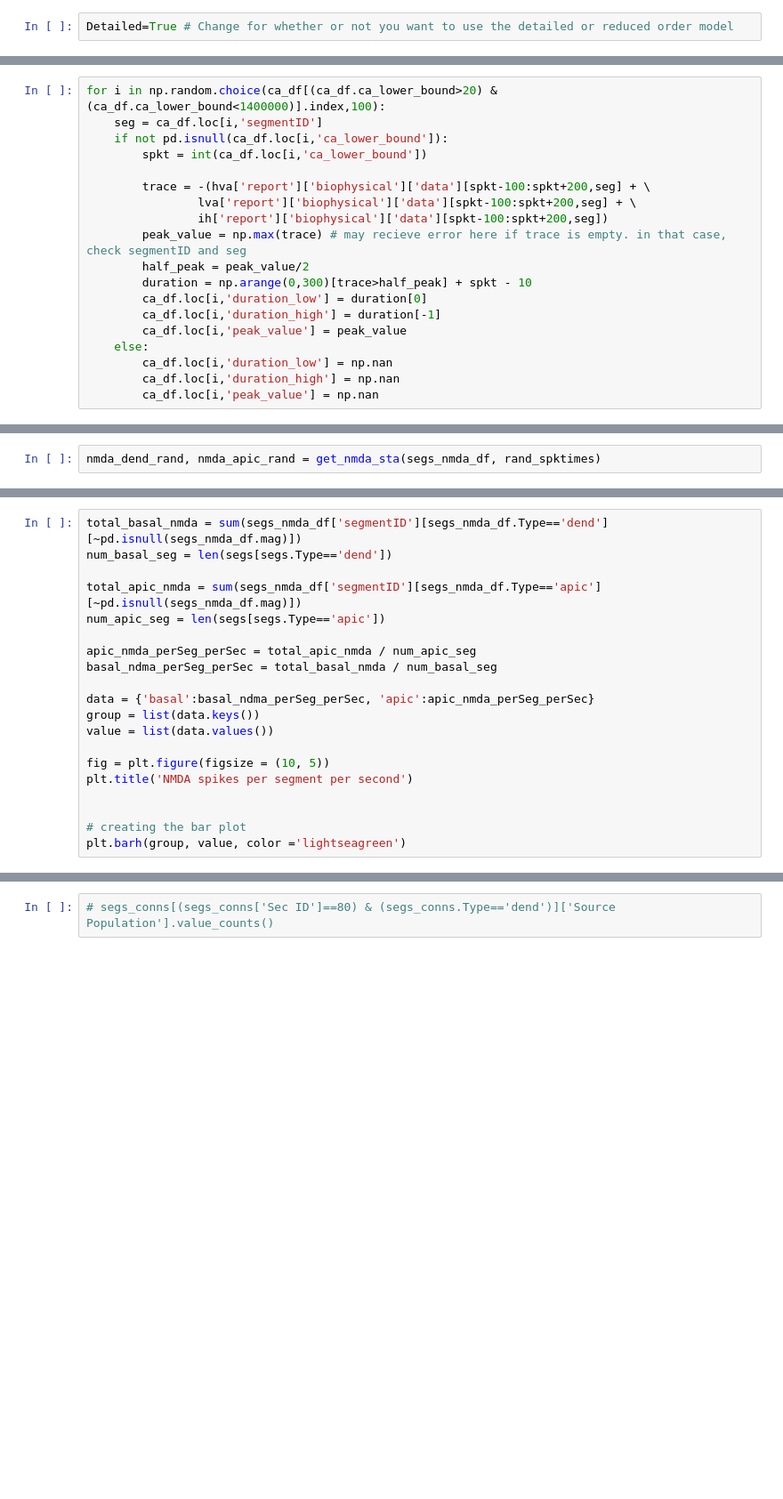
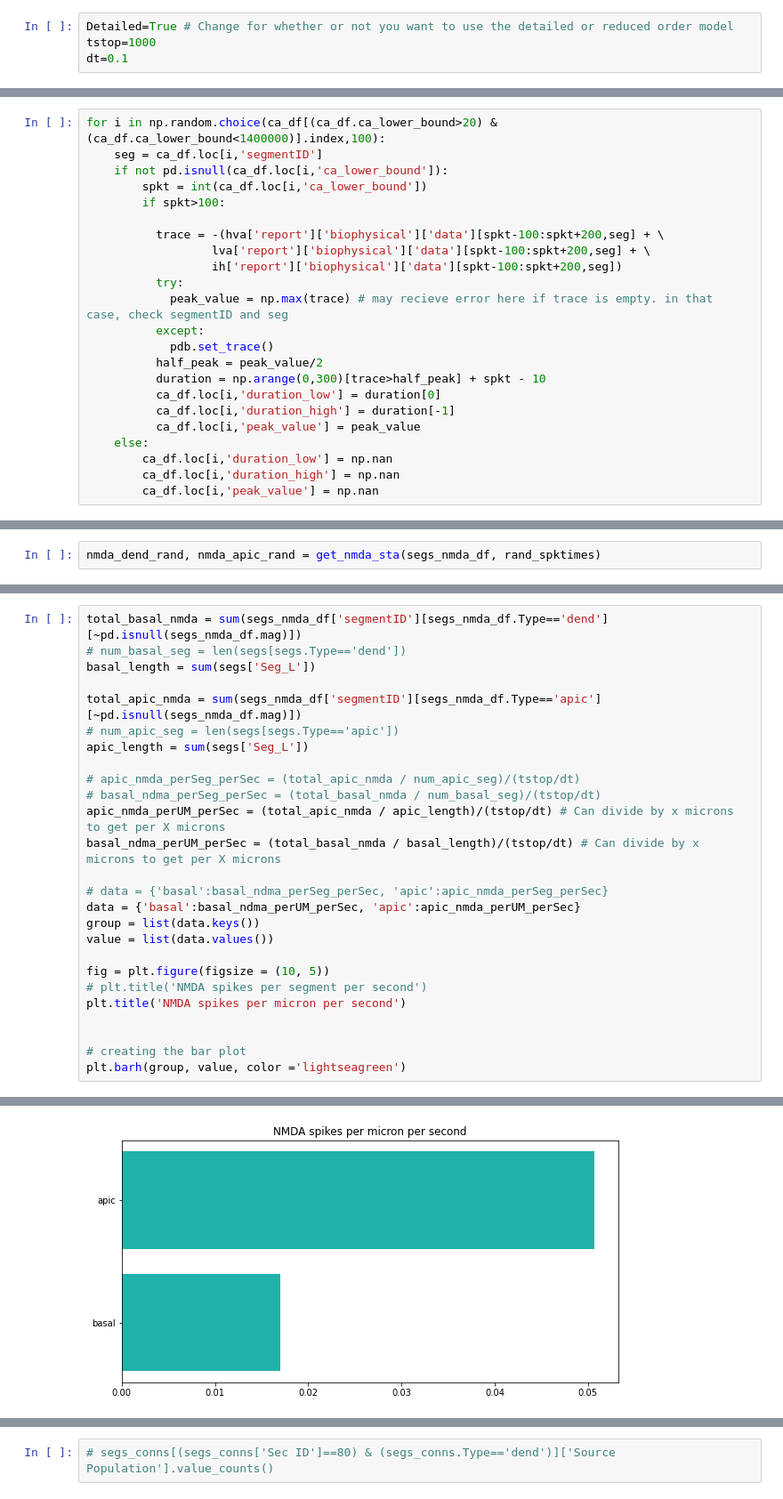
Before and after one commit to davidfague/Stylized-ReducedOrder-L5-Model, a Jupyter notebook: NMDAExploration.ipynb, the cells around one changed output, grey strips where cells are left out. Shown at 89% size. Drawn from its saved outputs; the diff is of its cells as text; blank space fills up the shorter version.

Commit message:
spikes per um per second plots

```diff
--- a/NMDAExploration.ipynb
+++ b/NMDAExploration.ipynb
@@ -2,6 +2,8 @@
 <a href="https://colab.research.google.com/github/davidfague/Stylized-ReducedOrder-L5-Model/blob/main/NMDAExploration.ipynb" target="_parent"><img src="https://colab.research.google.com/assets/colab-badge.svg" alt="Open In Colab"/></a>
 # %%
 Detailed=True # Change for whether or not you want to use the detailed or reduced order model
+tstop=1000
+dt=0.1
 # %%
 github=False # Change between 0 and 1 for whether or not you want to get the model from github or google drive
 #Github isn't working right now because you need the data on Github, but the data is too large to upload.
@@ -764,16 +771,20 @@ for i in np.random.choice(ca_df[(ca_df.ca_lower_bound>20) & (ca_df.ca_lower_boun
     seg = ca_df.loc[i,'segmentID']
     if not pd.isnull(ca_df.loc[i,'ca_lower_bound']):
         spkt = int(ca_df.loc[i,'ca_lower_bound'])
+        if spkt>100:
 
-        trace = -(hva['report']['biophysical']['data'][spkt-100:spkt+200,seg] + \
-                lva['report']['biophysical']['data'][spkt-100:spkt+200,seg] + \
-                ih['report']['biophysical']['data'][spkt-100:spkt+200,seg])
-        peak_value = np.max(trace) # may recieve error here if trace is empty. in that case, check segmentID and seg
-        half_peak = peak_value/2
-        duration = np.arange(0,300)[trace>half_peak] + spkt - 10
-        ca_df.loc[i,'duration_low'] = duration[0]
-        ca_df.loc[i,'duration_high'] = duration[-1]
-        ca_df.loc[i,'peak_value'] = peak_value
+          trace = -(hva['report']['biophysical']['data'][spkt-100:spkt+200,seg] + \
+                  lva['report']['biophysical']['data'][spkt-100:spkt+200,seg] + \
+                  ih['report']['biophysical']['data'][spkt-100:spkt+200,seg])
+          try:
+            peak_value = np.max(trace) # may recieve error here if trace is empty. in that case, check segmentID and seg
+          except:
+            pdb.set_trace()
+          half_peak = peak_value/2
+          duration = np.arange(0,300)[trace>half_peak] + spkt - 10
+          ca_df.loc[i,'duration_low'] = duration[0]
+          ca_df.loc[i,'duration_high'] = duration[-1]
+          ca_df.loc[i,'peak_value'] = peak_value
     else:
         ca_df.loc[i,'duration_low'] = np.nan
         ca_df.loc[i,'duration_high'] = np.nan
@@ -980,20 +1045,27 @@ sum(segs_nmda_df['segmentID'][segs_nmda_df.Type=='dend'])
 # %%
 total_basal_nmda = sum(segs_nmda_df['segmentID'][segs_nmda_df.Type=='dend'][~pd.isnull(segs_nmda_df.mag)])
-num_basal_seg = len(segs[segs.Type=='dend'])
+# num_basal_seg = len(segs[segs.Type=='dend'])
+basal_length = sum(segs['Seg_L'])
 
 total_apic_nmda = sum(segs_nmda_df['segmentID'][segs_nmda_df.Type=='apic'][~pd.isnull(segs_nmda_df.mag)])
-num_apic_seg = len(segs[segs.Type=='apic'])
+# num_apic_seg = len(segs[segs.Type=='apic'])
+apic_length = sum(segs['Seg_L'])
 
-apic_nmda_perSeg_perSec = total_apic_nmda / num_apic_seg
-basal_ndma_perSeg_perSec = total_basal_nmda / num_basal_seg
+# apic_nmda_perSeg_perSec = (total_apic_nmda / num_apic_seg)/(tstop/dt)
+# basal_ndma_perSeg_perSec = (total_basal_nmda / num_basal_seg)/(tstop/dt)
+apic_nmda_perUM_perSec = (total_apic_nmda / apic_length)/(tstop/dt) # Can divide by x microns to get per X microns
+basal_ndma_perUM_perSec = (total_basal_nmda / basal_length)/(tstop/dt) # Can divide by x microns to get per X microns
 
-data = {'basal':basal_ndma_perSeg_perSec, 'apic':apic_nmda_perSeg_perSec}
+# data = {'basal':basal_ndma_perSeg_perSec, 'apic':apic_nmda_perSeg_perSec}
+data = {'basal':basal_ndma_perUM_perSec, 'apic':apic_nmda_perUM_perSec}
 group = list(data.keys())
 value = list(data.values())
 
 fig = plt.figure(figsize = (10, 5))
-plt.title('NMDA spikes per segment per second')
+# plt.title('NMDA spikes per segment per second')
+plt.title('NMDA spikes per micron per second')
 
 
 # creating the bar plot
 plt.barh(group, value, color ='lightseagreen')
+# %% [output]
@@ -1000,2 +1073,3 @@ plt.barh(group, value, color ='lightseagreen')
+[figure, added]
 # %%
 total_basal_na = sum(segs_na_df['segmentID'][segs_na_df.Type=='dend'][~pd.isnull(segs_na_df.duration_high)])
```
Also changed, not shown: parts of 26 cells of this notebook.
